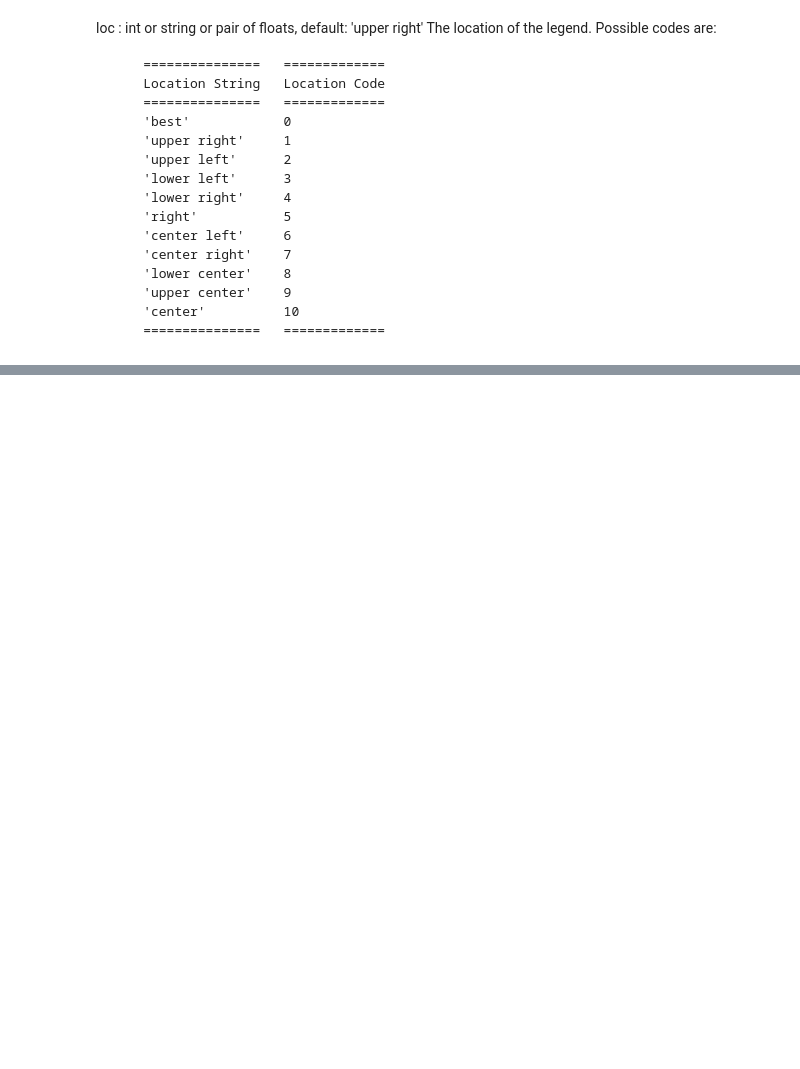
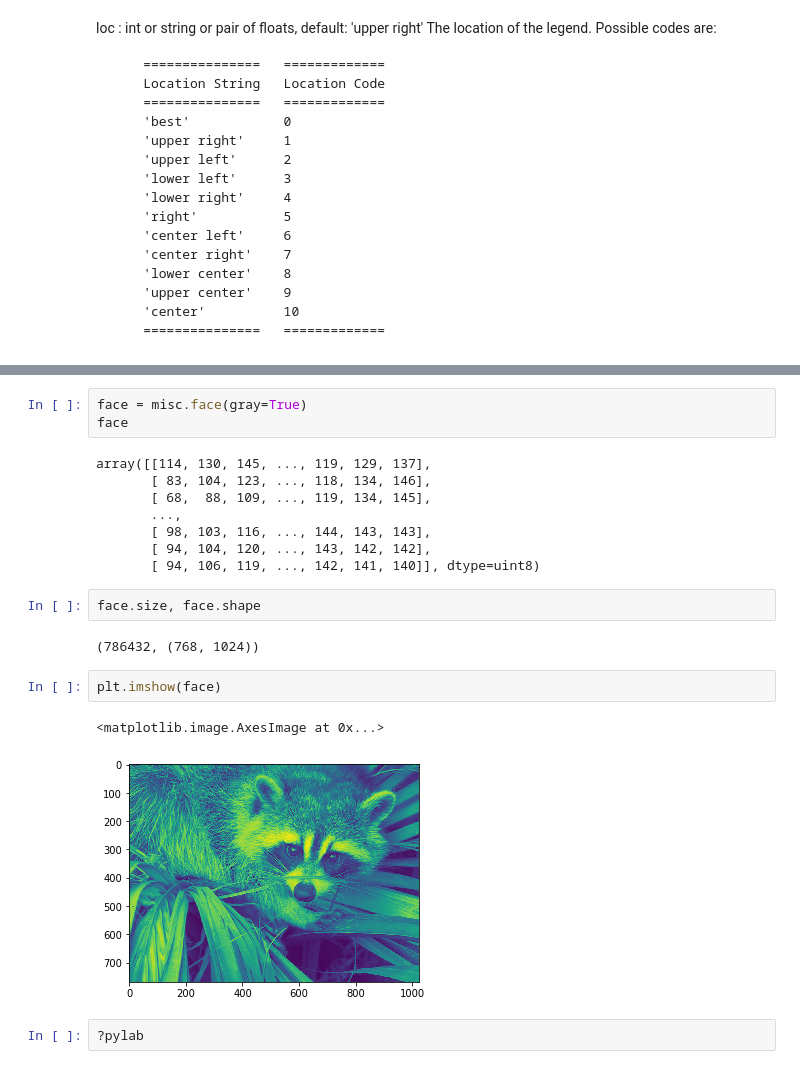
Before and after one commit to huyhoang17/Learning, a Jupyter notebook: numpy/[2] - Numerical operations on arrays.ipynb, the cells around one changed output, grey strips where cells are left out. Saved outputs shown, nothing was run; the diff lists cells and outputs as text; blank space fills up the shorter version.

```diff
--- a/numpy/[2] - Numerical operations on arrays.ipynb
+++ b/numpy/[2] - Numerical operations on arrays.ipynb
@@ -567,0 +1325,22 @@ loc : int or string or pair of floats, default: 'upper right'
+# %%
+face = misc.face(gray=True)
+face
+# %% [output]
+array([[114, 130, 145, ..., 119, 129, 137],
+       [ 83, 104, 123, ..., 118, 134, 146],
+       [ 68,  88, 109, ..., 119, 134, 145],
+       ...,
+       [ 98, 103, 116, ..., 144, 143, 143],
+       [ 94, 104, 120, ..., 143, 142, 142],
+       [ 94, 106, 119, ..., 142, 141, 140]], dtype=uint8)
+# %%
+face.size, face.shape
+# %% [output]
+(786432, (768, 1024))
+# %%
+plt.imshow(face)
+# %% [output]
+<matplotlib.image.AxesImage at 0x...>
+[figure, added]
+# %%
+?pylab
```
Also changed, not shown: parts of 181 cells of this notebook.
